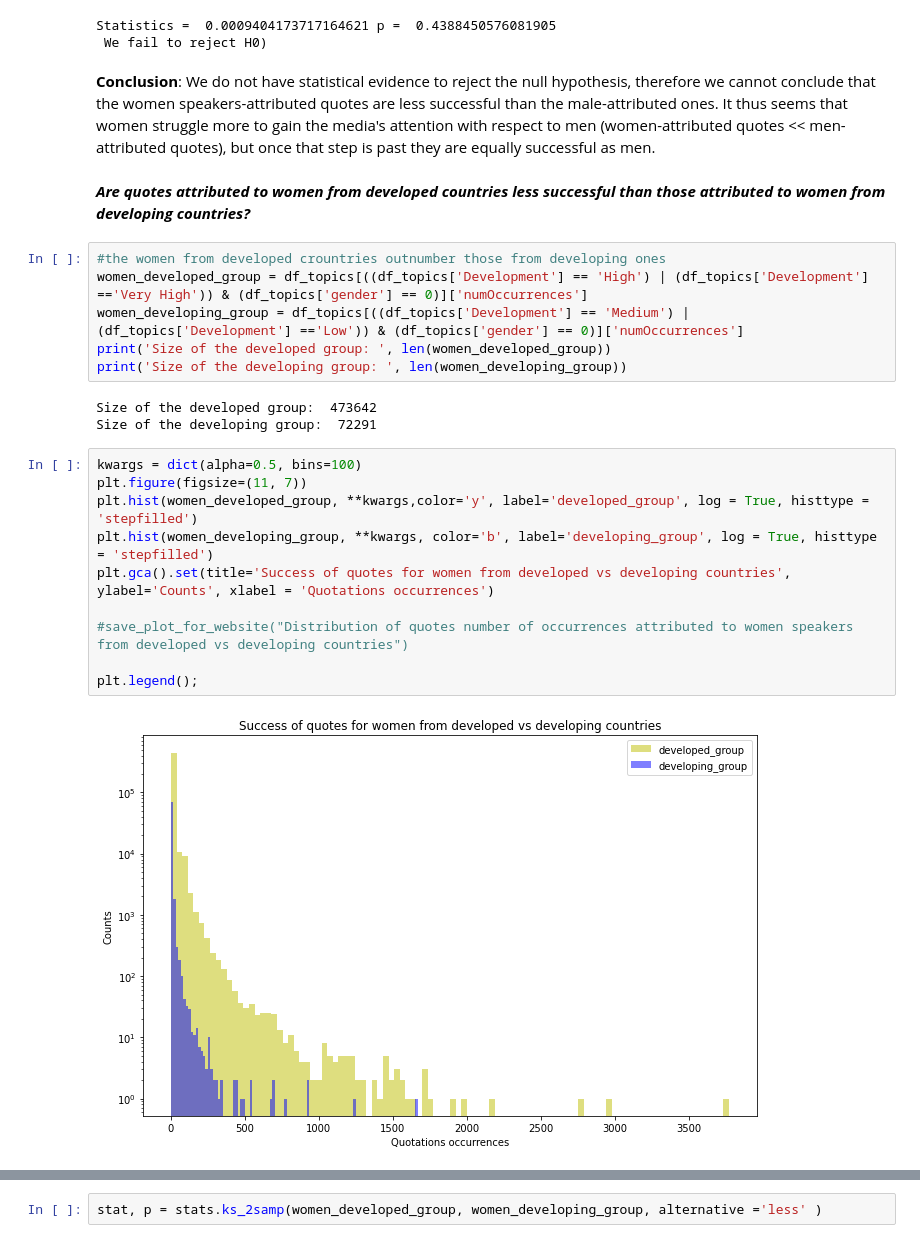
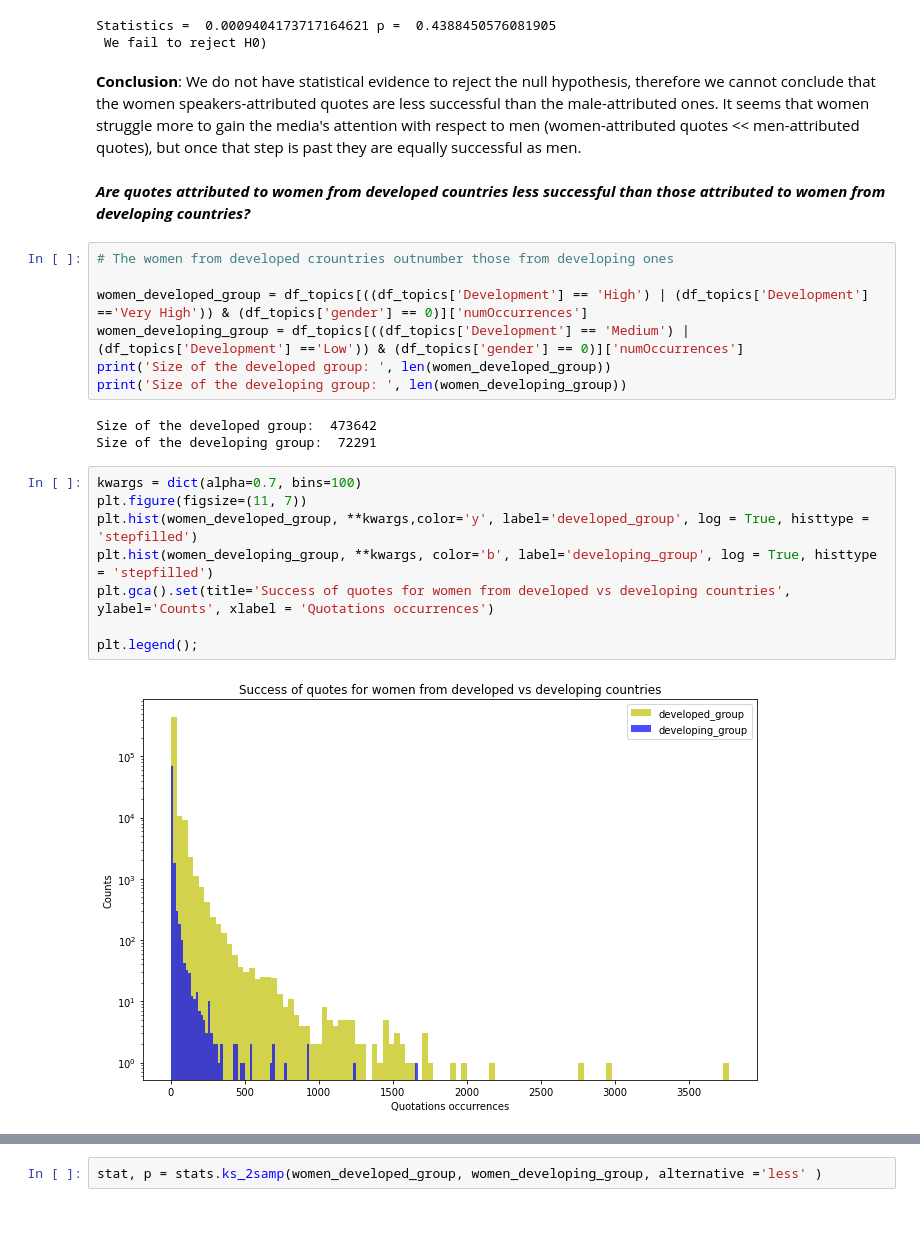
Before and after one commit to epfl-ada/ada-2021-project-gluten-meat-free, a Jupyter notebook: ADA_Project_notebook.ipynb, the cells around one changed output, grey strips where cells are left out. Saved outputs shown, nothing was run; the diff lists cells and outputs as text.

```diff
--- a/ADA_Project_notebook.ipynb
+++ b/ADA_Project_notebook.ipynb
@@ -1602,11 +1633,12 @@ else:
 Statistics =  0.0009404173717164621 p =  0.4388450576081905
  We fail to reject H0)
 # %% [markdown]
-**Conclusion**: We do not have statistical evidence to reject the null hypothesis, therefore we cannot conclude that the women speakers-attributed quotes are less successful than the male-attributed ones. It thus seems that women struggle more to gain the media's attention with respect to men (women-attributed quotes << men-attributed quotes), but once that step is past they are equally successful as men.
+**Conclusion**: We do not have statistical evidence to reject the null hypothesis, therefore we cannot conclude that the women speakers-attributed quotes are less successful than the male-attributed ones. It seems that women struggle more to gain the media's attention with respect to men (women-attributed quotes << men-attributed quotes), but once that step is past they are equally successful as men.
 # %% [markdown]
 **_Are quotes attributed to women from developed countries less successful than those attributed to women from developing countries?_**
 # %%
-#the women from developed crountries outnumber those from developing ones
+# The women from developed crountries outnumber those from developing ones
+
 women_developed_group = df_topics[((df_topics['Development'] == 'High') | (df_topics['Development'] =='Very High')) & (df_topics['gender'] == 0)]['numOccurrences']
 women_developing_group = df_topics[((df_topics['Development'] == 'Medium') | (df_topics['Development'] =='Low')) & (df_topics['gender'] == 0)]['numOccurrences']
 print('Size of the developed group: ', len(women_developed_group))
@@ -1615,17 +1647,15 @@ print('Size of the developing group: ', len(women_developing_group))
 Size of the developed group:  473642
 Size of the developing group:  72291
 # %%
-kwargs = dict(alpha=0.5, bins=100)
+kwargs = dict(alpha=0.7, bins=100)
 plt.figure(figsize=(11, 7))
 plt.hist(women_developed_group, **kwargs,color='y', label='developed_group', log = True, histtype = 'stepfilled')
 plt.hist(women_developing_group, **kwargs, color='b', label='developing_group', log = True, histtype = 'stepfilled')
 plt.gca().set(title='Success of quotes for women from developed vs developing countries', ylabel='Counts', xlabel = 'Quotations occurrences')
 
-#save_plot_for_website("Distribution of quotes number of occurrences attributed to women speakers from developed vs developing countries")
-
 plt.legend();
 # %% [output]
-[figure, old version]
+[figure, new version]
 # %%
 #To better visualize the data
 import seaborn as sns
```
Also changed, not shown: parts of 82 cells of this notebook.
